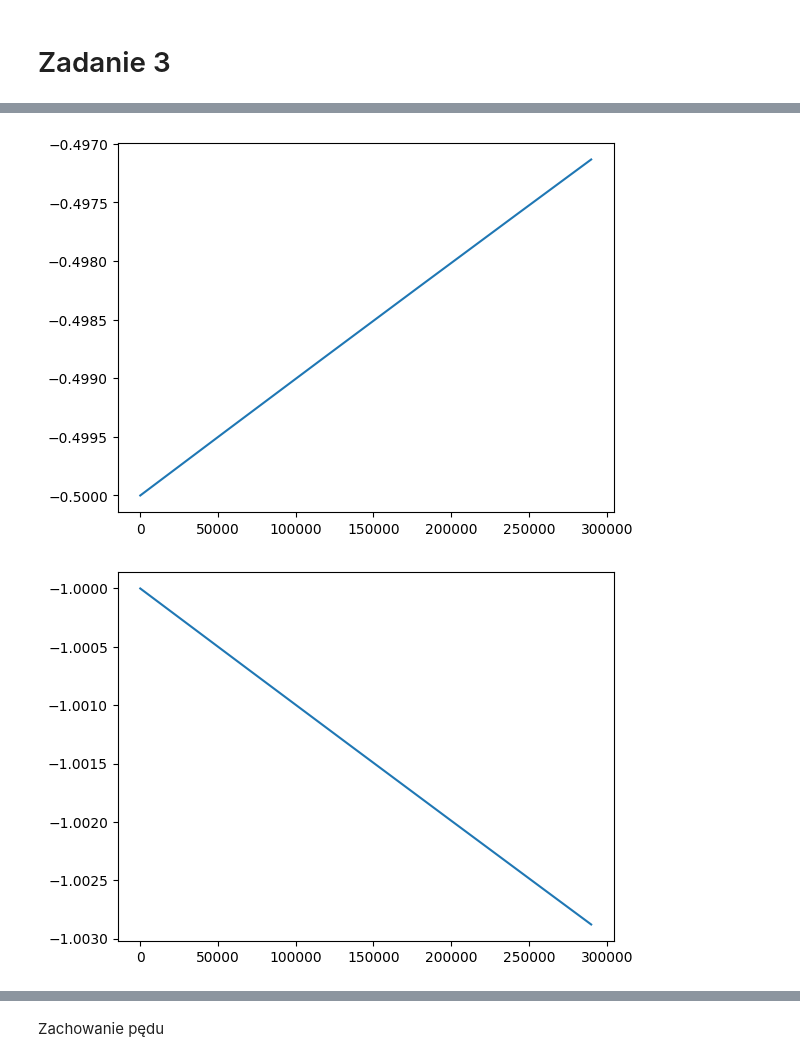
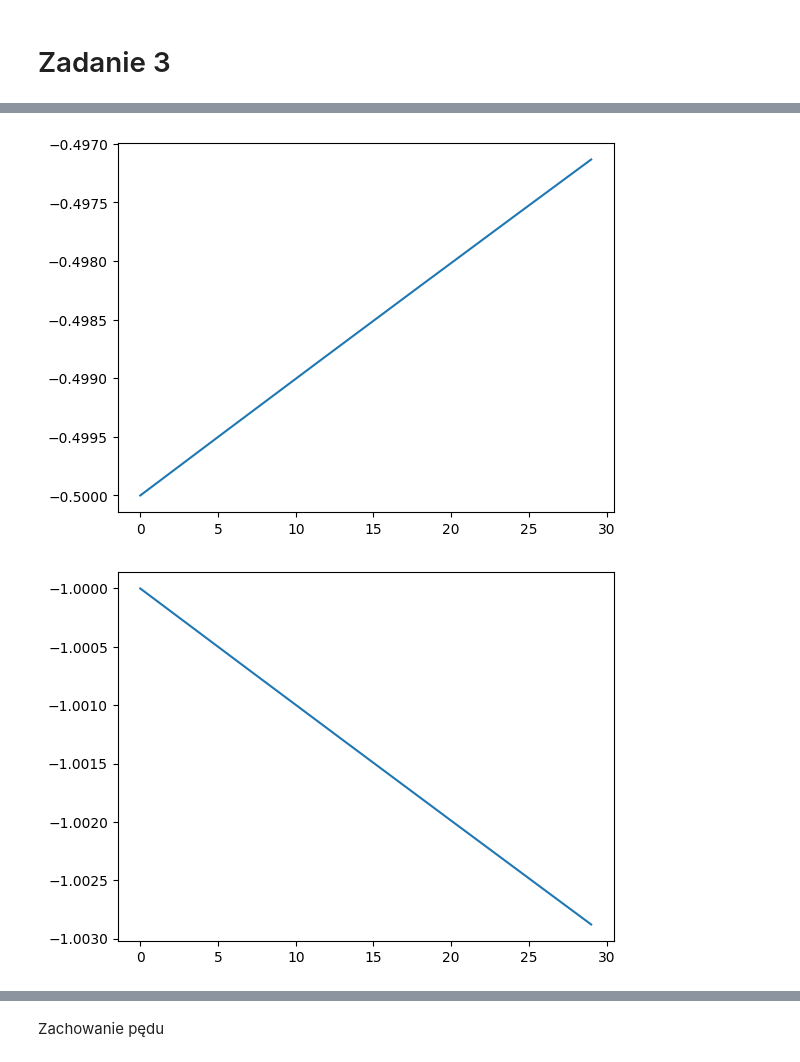
Before and after one commit to kpiotr6/MOWNIT, a Jupyter notebook: L9/txt.ipynb, the cells around one changed output, grey strips where cells are left out. Cells and saved outputs as stored; diff of their text form; code cells hidden in the pictures.

```diff
--- a/L9/txt.ipynb
+++ b/L9/txt.ipynb
@@ -106,30 +106,30 @@ def euler_exp_mat(x1, x2, y1, y2, h, t, end, endx=True):
 # %%
 
 sol = euler_exp_mat(1,0,0,1,0.0001,0,30)
 y,x,y_der,x_der,t,v,r = [i[0] for i in sol],[i[2] for i in sol],[i[1] for i in sol],[i[3] for i in sol],[i[4] for i in sol],[(i[1]**2+i[3]**2)**(1/2) for i in sol],[(i[0]**2+i[2]**2)**(1/2) for i in sol]
 plt.plot(x,y)
 plt.show()
 plt.plot(t,y)
 plt.show()
 plt.plot(t,x)
 plt.show()
 plt.plot(r,v)
 plt.show()
 # Energy
 eval = [(x_der[i]**2+y_der[i]**2)/2-1/r[i] for i in range(len(r))]
-plt.plot(eval)
+plt.plot(t,eval)
 plt.show()
 # Momentum
 pval = [x[i]*y_der[i]-y[i]*x_der[i] for i in range(len(x))]
-plt.plot(pval)
+plt.plot(t,pval)
 plt.show()
 # %% [output]
 [figure]
 [figure]
 [figure]
 [figure]
-[figure, old version]
+[figure, new version]
-[figure, old version]
+[figure, new version]
 # %%
 def solve_imp(vars,px1,px2,py1,py2,h):
     x1,x2,y1,y2 = vars
```
Also changed, not shown: parts of 3 cells of this notebook.
